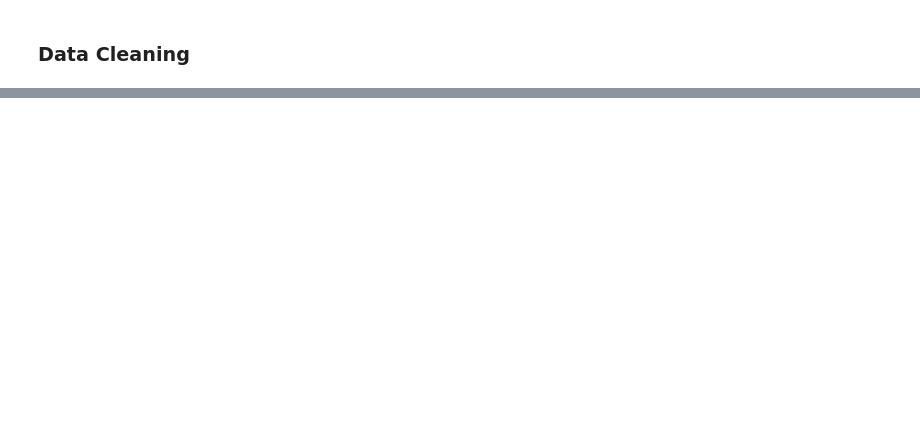
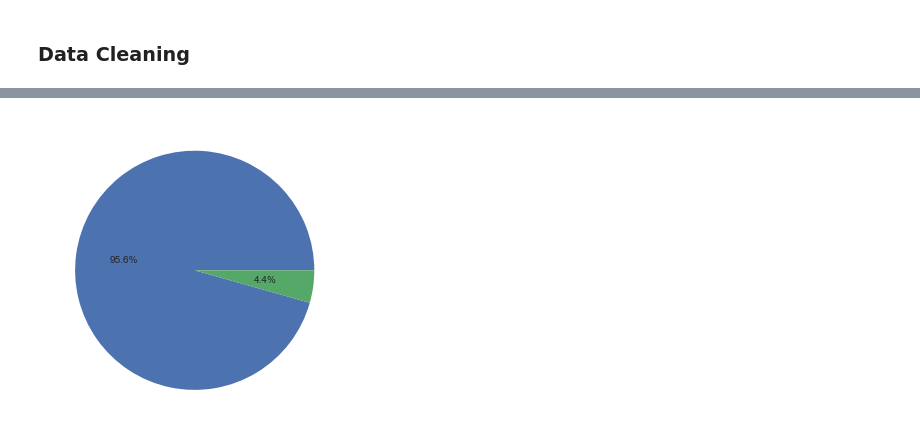
Before and after one commit to abideen-olawuwo/autism-prediction, a Jupyter notebook: autism prediction.ipynb, the cells around one changed output, grey strips where cells are left out. Cells and saved outputs as stored; diff of their text form; code cells hidden in the pictures; blank space fills up the shorter version.

```diff
--- a/autism prediction.ipynb
+++ b/autism prediction.ipynb
@@ -157,0 +213,5 @@ df_train = df_train.replace({'yes':1, 'no':0, '?':'Others', 'others':'Others'})
+# %%
+plt.pie(df_train['used_app_before'].value_counts().values, autopct='%1.1f%%')
+plt.show()
+# %% [output]
+[figure, added]
```
Also changed, not shown: parts of 26 cells of this notebook.
